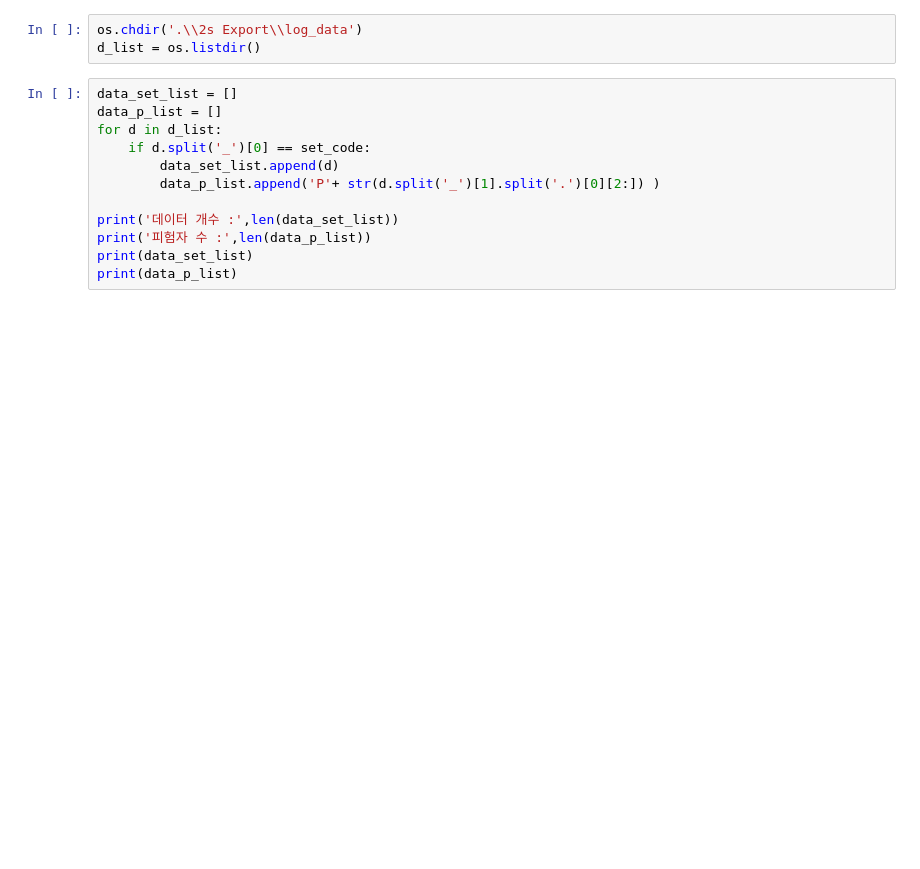
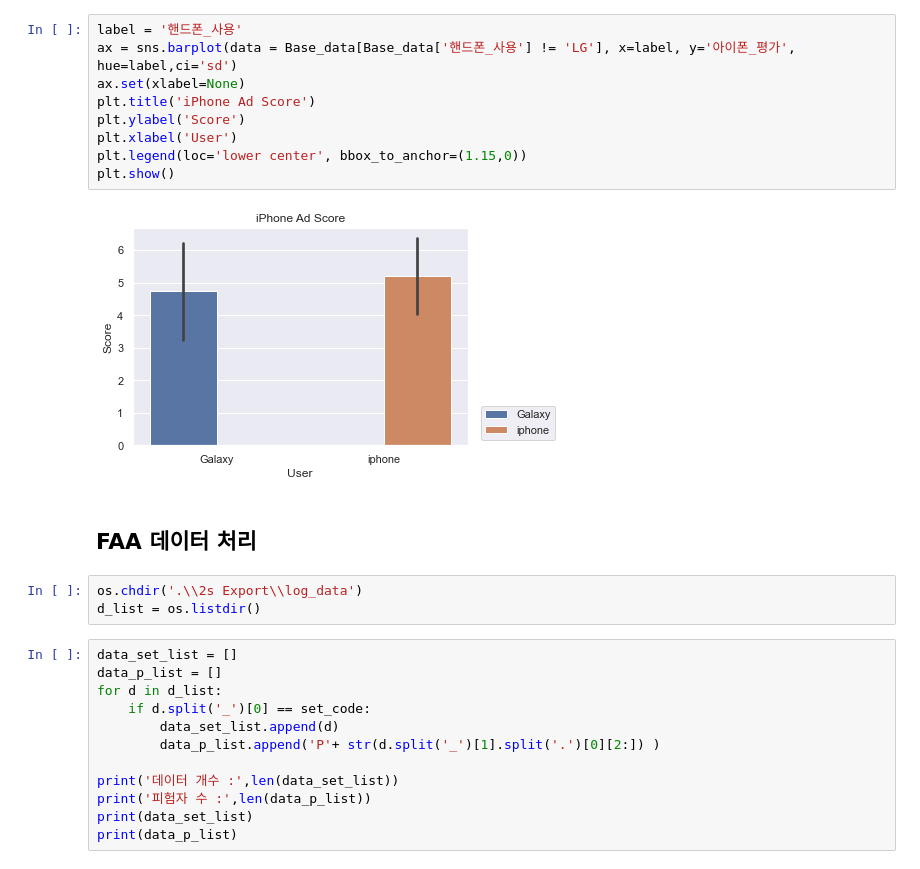
Before and after one commit to BrainNim/BrainScience, a Jupyter notebook: article_graph.ipynb, the cells around one changed output. Drawn from its saved outputs; the diff is of its cells as text; blank space fills up the shorter version.

```diff
--- a/article_graph.ipynb
+++ b/article_graph.ipynb
@@ -37,3 +48,16 @@ Index(['피험자', '성별', '나이', '핸드폰_선호', '핸드폰_사용',
+# %%
+label = '핸드폰_사용'
+ax = sns.barplot(data = Base_data[Base_data['핸드폰_사용'] != 'LG'], x=label, y='아이폰_평가', hue=label,ci='sd')
+ax.set(xlabel=None)
+plt.title('iPhone Ad Score')
+plt.ylabel('Score')
+plt.xlabel('User')
+plt.legend(loc='lower center', bbox_to_anchor=(1.15,0))
+plt.show()
+# %% [output]
+[figure, added]
+# %% [markdown]
+## FAA 데이터 처리
 # %%
 os.chdir('.\\2s Export\\log_data')
 d_list = os.listdir()
```
Also changed, not shown: parts of 12 cells of this notebook.
